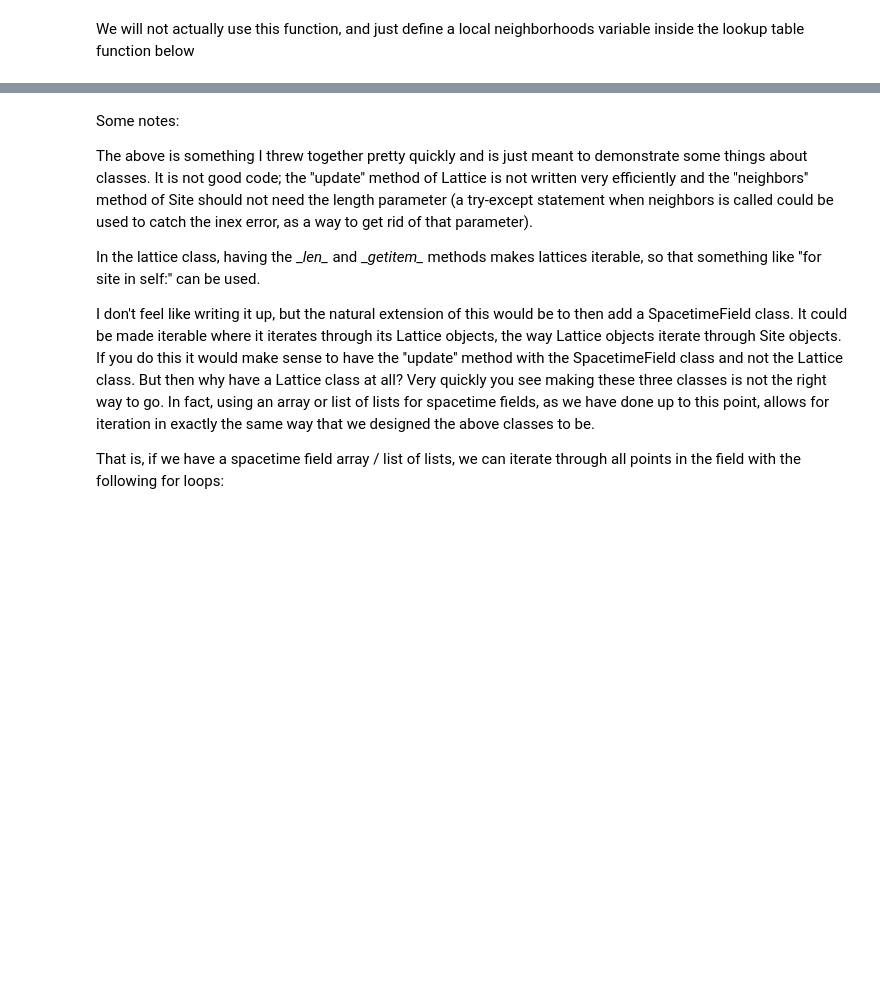
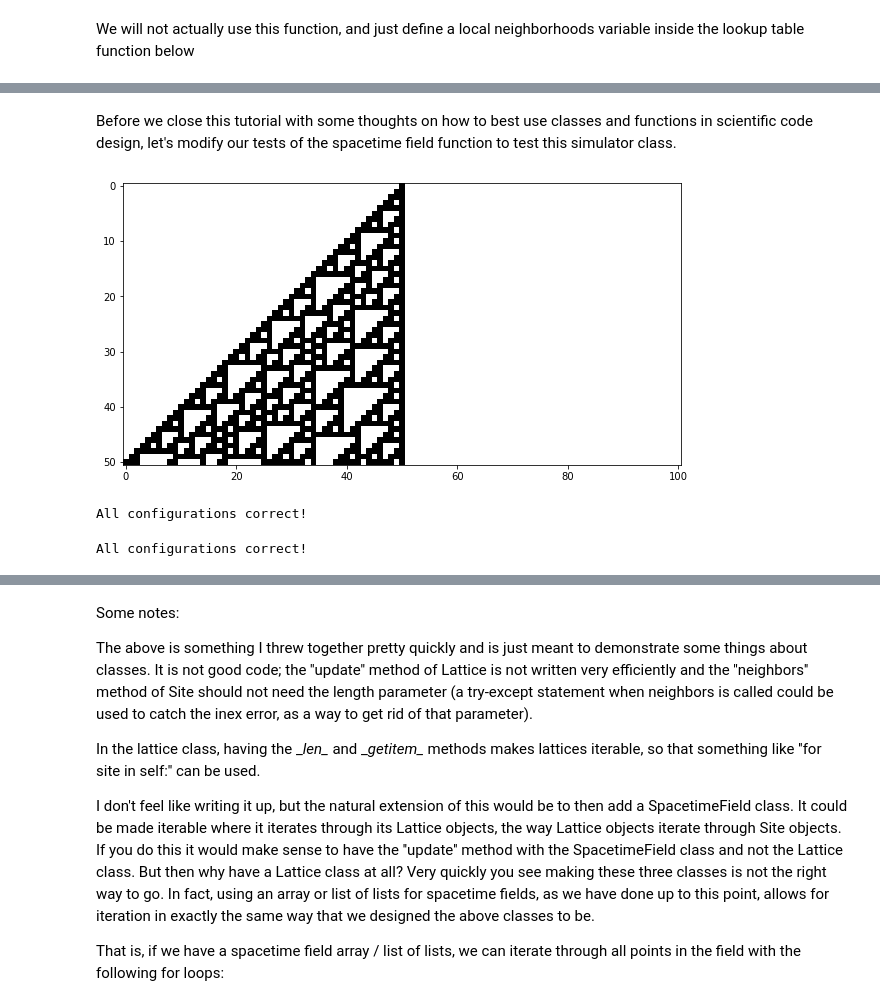
Before and after one commit to leknox/Scientific-Python-Tutorials, a Jupyter notebook: 02 Functions and Classes.ipynb, the cells around one changed output, grey strips where cells are left out. Cells and saved outputs as stored; diff of their text form; code cells hidden in the pictures; blank space fills up the shorter version.

```diff
--- a/02 Functions and Classes.ipynb
+++ b/02 Functions and Classes.ipynb
@@ -81,16 +144,3 @@ print neighborhoods()
 [(0, 0, 0), (0, 0, 1), (0, 1, 0), (0, 1, 1), (1, 0, 0), (1, 0, 1), (1, 1, 0), (1, 1, 1)]
 # %% [markdown]
 We will not actually use this function, and just define a local neighborhoods variable inside the lookup table function below
-# %%
-def lookup_table(rule_number):
-    '''
-    Returns a dictionary which maps ECA neighborhoods to output values.
-    Uses Wolfram rule number convention.
-    '''
-    neighborhoods = [(0,0,0), (0,0,1), (0,1,0), (0,1,1), (1,0,0), (1,0,1), (1,1,0), (1,1,1)]
-    in_binary = '{:{fill}{align}{width}b}'.format(rule_number,
-                                                  fill='0',
-                                                  align='>',
-                                                  width='8')
-
-    return dict(zip(neighborhoods, reversed(map(int,in_binary)))) # use map so that outputs are ints, not strings
@@ -182,3 +146,0 @@ def spacetime_diagram(spacetime_field, size=12, colors=plt.cm.Greys):
-# %%
-field = spacetime_field(110, random_string(100), 100)
-spacetime_diagram(field, 10, colors=plt.cm.hot)
@@ -192,0 +509,5 @@ This uses the intuition of a cell (site), a lattice of cells, and a spacetime fi
+# %%
+initial = [0,0,0,0,0,1,0]
+field = spacetime_field(90, initial, 2)
+for config in field:
+    print(config)
@@ -192,0 +620,8 @@ This uses the intuition of a cell (site), a lattice of cells, and a spacetime fi
+# %% [markdown]
+Before we close this tutorial with some thoughts on how to best use classes and functions in scientific code design, let's modify our tests of the spacetime field function to test this simulator class.
+# %%
+rule_110 = ECA(110, unit_seed(50))
+rule_110.evolve(50)
+spacetime_diagram(rule_110.spacetime, 10)
+# %% [output]
+[figure, added]
@@ -192,0 +639,4 @@ This uses the intuition of a cell (site), a lattice of cells, and a spacetime fi
+# %%
+test_simulator0()
+# %% [output]
+All configurations correct!
@@ -192,0 +654,4 @@ This uses the intuition of a cell (site), a lattice of cells, and a spacetime fi
+# %%
+test_simulator255()
+# %% [output]
+All configurations correct!
```
Also changed, not shown: parts of 101 cells of this notebook.
